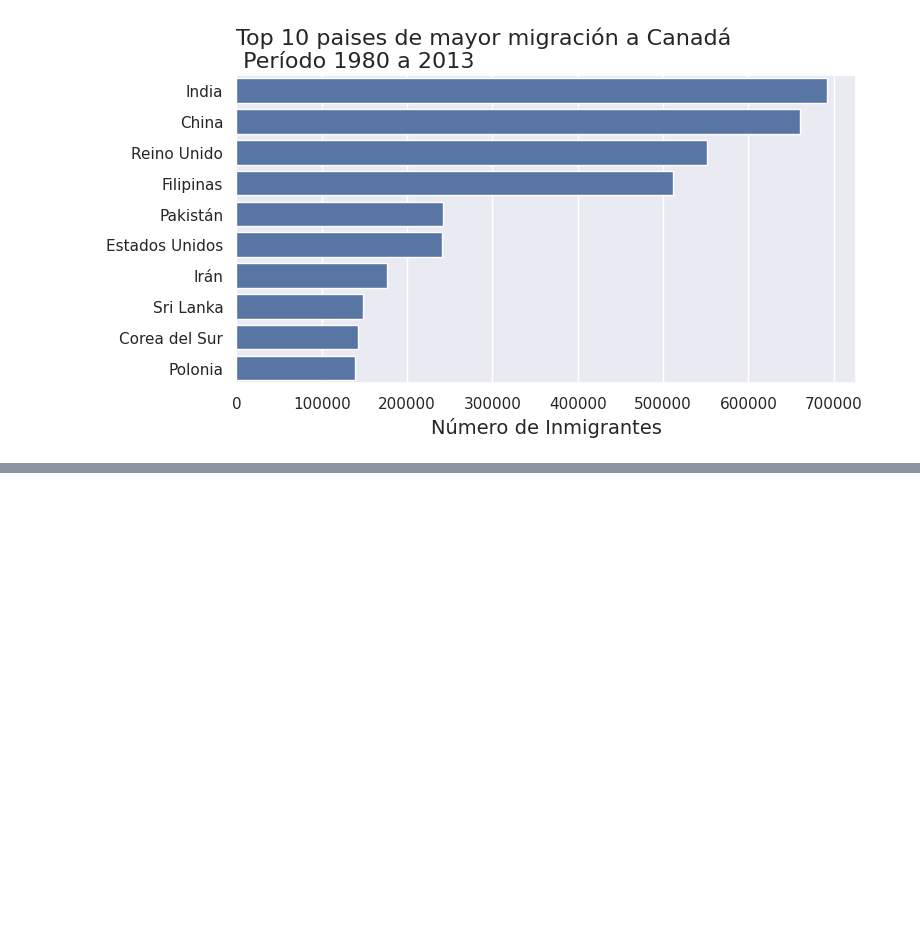
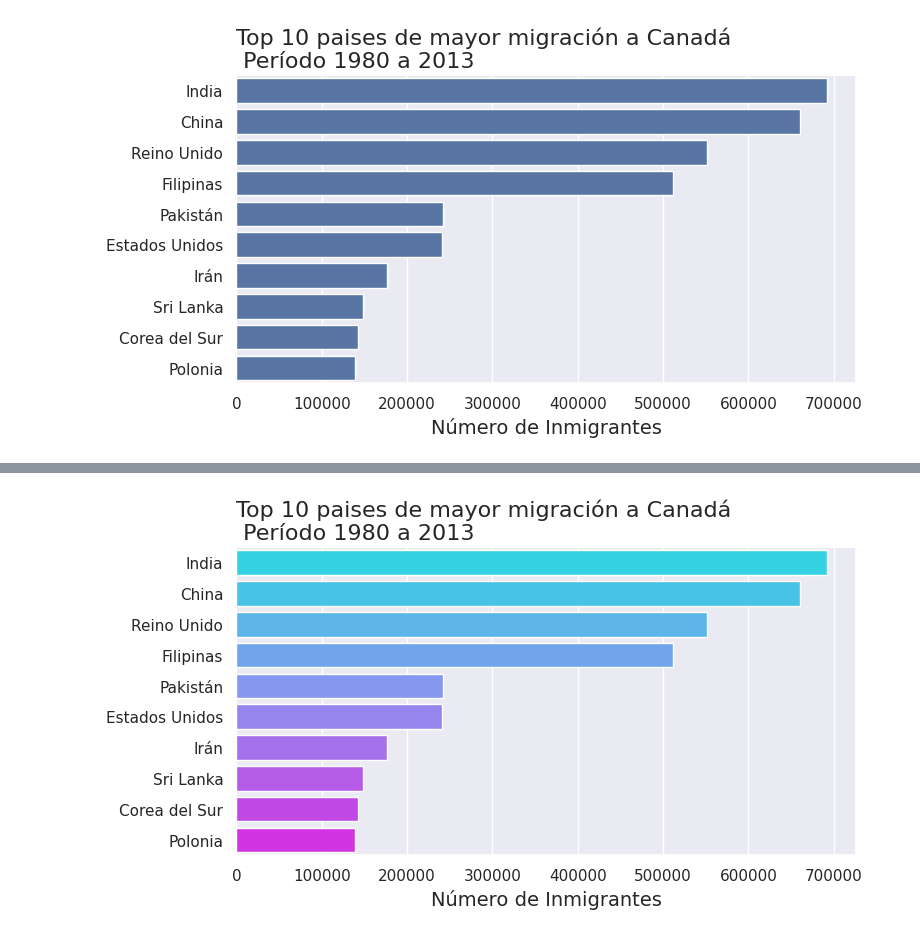
Before and after one commit to JorgeAccardi/cienciadedatos, a Jupyter notebook: Desafío_comparando_tendencias_migratorias.ipynb, the cells around one changed output, grey strips where cells are left out. Saved outputs shown, nothing was run; the diff lists cells and outputs as text; code cells hidden in the pictures; blank space fills up the shorter version.

```diff
--- a/Desafío_comparando_tendencias_migratorias.ipynb
+++ b/Desafío_comparando_tendencias_migratorias.ipynb
@@ -488,0 +515,4 @@ plt.show()
+# %%
+generar_grafico('cool')
+# %% [output]
+[figure, added]
```
Also changed, not shown: parts of 5 cells of this notebook.
